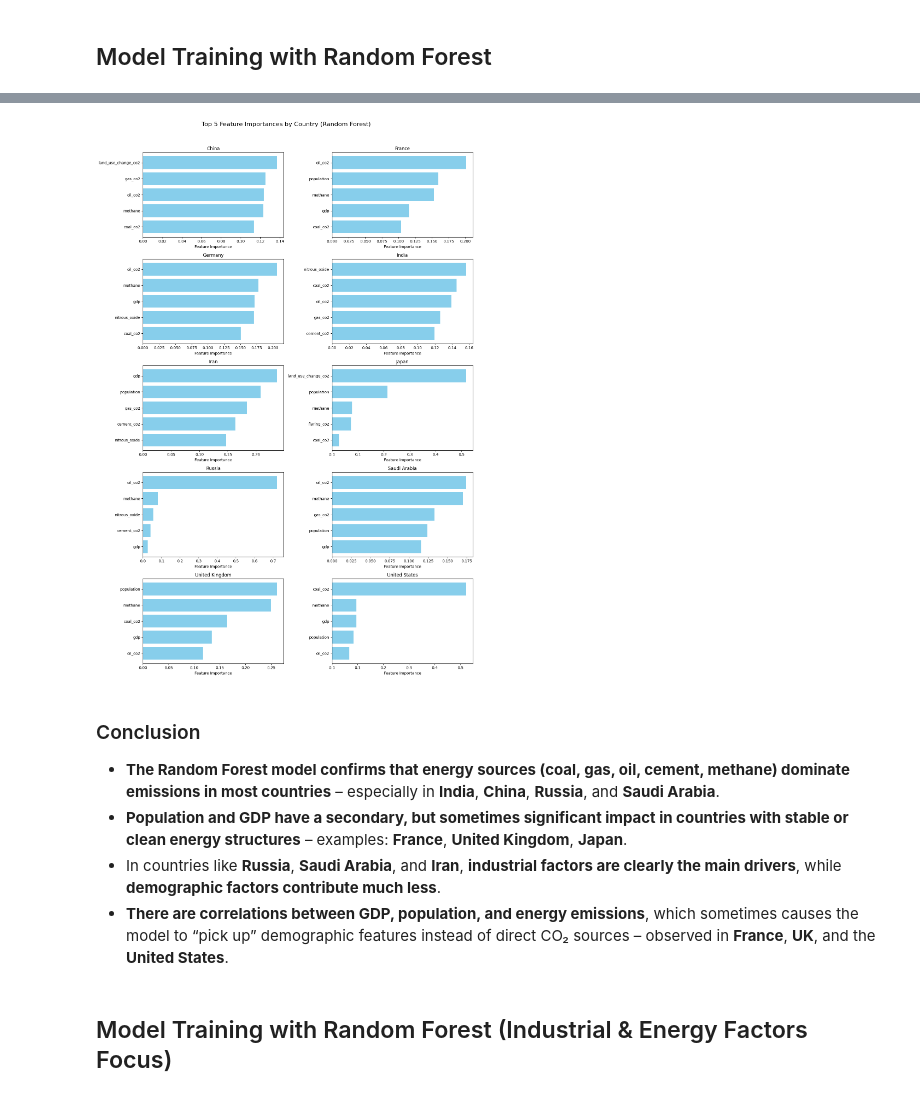
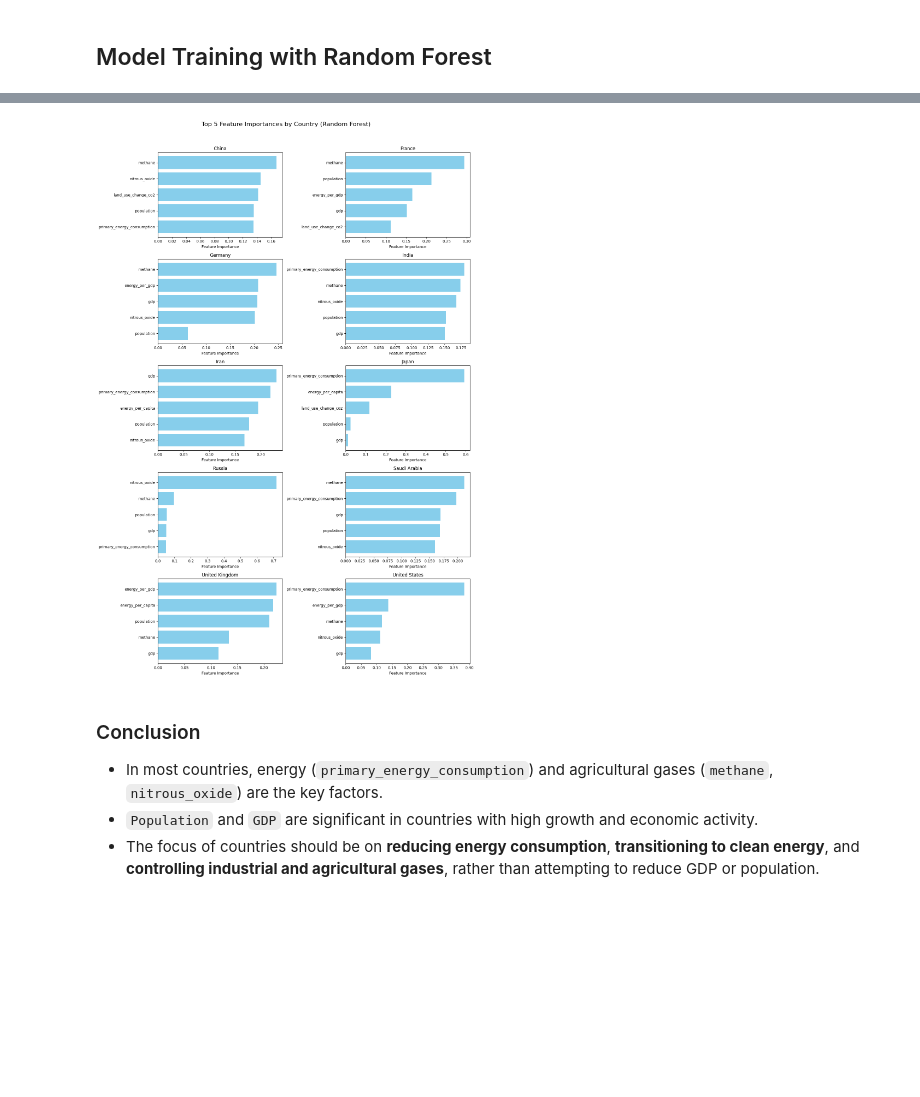
Before and after one commit to tince250/climate-change-ds, a Jupyter notebook: q7-strategy-adjustments-for-goal-achievement.ipynb, the cells around one changed output, grey strips where cells are left out. Saved outputs shown, nothing was run; the diff lists cells and outputs as text; code cells hidden in the pictures; blank space fills up the shorter version.

```diff
--- a/q7-strategy-adjustments-for-goal-achievement.ipynb
+++ b/q7-strategy-adjustments-for-goal-achievement.ipynb
@@ -206,4 +202,5 @@ importance_table
 # %%
+countries = importance_df.index.tolist()
 n_countries = len(countries)
 
 fig, axes = plt.subplots(nrows=5, ncols=2, figsize=(14, 20))
@@ -212,8 +209,8 @@ axes = axes.flatten()
 
 for i, country in enumerate(countries):
     ax = axes[i]
-    # top five features
-    top_features = results_original[country].head(5)
+    # top three features
+    top_features = importance_df.loc[country].sort_values(ascending=False).head(3)
     ax.barh(top_features.index[::-1], top_features.values[::-1], color='skyblue')
     ax.set_title(country, fontsize=12)
     ax.set_xlabel("Feature Importance")
@@ -273,20 +237,0 @@ importance_table
-# %%
-n_countries = len(countries)
-
-fig, axes = plt.subplots(nrows=5, ncols=2, figsize=(14, 20))
-fig.suptitle("Top 5 Energy-Related Feature Importances by Country (XGBoost)", fontsize=16, y=1.02)
-axes = axes.flatten()
-
-for i, country in enumerate(countries):
-    ax = axes[i]
-    # top five features
-    top_features = results_energy[country].head(5)
-    ax.barh(top_features.index[::-1], top_features.values[::-1], color='skyblue')
-    ax.set_title(country, fontsize=12)
-    ax.set_xlabel("Feature Importance")
-
-for j in range(i+1, len(axes)):
-    fig.delaxes(axes[j])
-
-plt.tight_layout()
-plt.show()
@@ -318,8 +248,8 @@ def train_rf_by_country(df, features, target='co2'):
         X = df_country[features]
 
         model = RandomForestRegressor(
-            n_estimators=300,
-            max_depth=5,
+            n_estimators=200,
+            max_depth=4,
             random_state=42
         )
 
@@ -332 +260,3 @@ First, we will consider both **demographic and industrial features** to understa
+# %%
+rf_results = train_rf_by_country(df_goliaths, features_final)
 # %%
@@ -352,30 +278,28 @@ importance_table
 # %%
 n_countries = len(countries)
 
 fig, axes = plt.subplots(nrows=5, ncols=2, figsize=(14, 20))
 fig.suptitle("Top 5 Feature Importances by Country (Random Forest)", fontsize=16, y=1.02)
 axes = axes.flatten()
 
 for i, country in enumerate(countries):
     ax = axes[i]
     # top five features
-    top_features = results_rf_original[country].head(5)
+    top_features = rf_results[country].head(5)
     ax.barh(top_features.index[::-1], top_features.values[::-1], color='skyblue')
     ax.set_title(country, fontsize=12)
     ax.set_xlabel("Feature Importance")
 
 for j in range(i+1, len(axes)):
     fig.delaxes(axes[j])
 
 plt.tight_layout()
 plt.show()
 # %% [output]
-[figure, old version]
+[figure, new version]
 # %% [markdown]
 ### Conclusion
-- **The Random Forest model confirms that energy sources (coal, gas, oil, cement, methane) dominate emissions in most countries** – especially in **India**, **China**, **Russia**, and **Saudi Arabia**.
-- **Population and GDP have a secondary, but sometimes significant impact in countries with stable or clean energy structures** – examples: **France**, **United Kingdom**, **Japan**.
-- In countries like **Russia**, **Saudi Arabia**, and **Iran**, **industrial factors are clearly the main drivers**, while **demographic factors contribute much less**.
-- **There are correlations between GDP, population, and energy emissions**, which sometimes causes the model to “pick up” demographic features instead of direct CO₂ sources – observed in **France**, **UK**, and the **United States**.
+
+- In most countries, energy (`primary_energy_consumption`) and agricultural gases (`methane`, `nitrous_oxide`) are the key factors.
+- `Population` and `GDP` are significant in countries with high growth and economic activity.
+- The focus of countries should be on **reducing energy consumption**, **transitioning to clean energy**, and **controlling industrial and agricultural gases**, rather than attempting to reduce GDP or population.
-# %% [markdown]
-## Model Training with Random Forest (Industrial & Energy Factors Focus)
```
Also changed, not shown: parts of 27 cells of this notebook.
